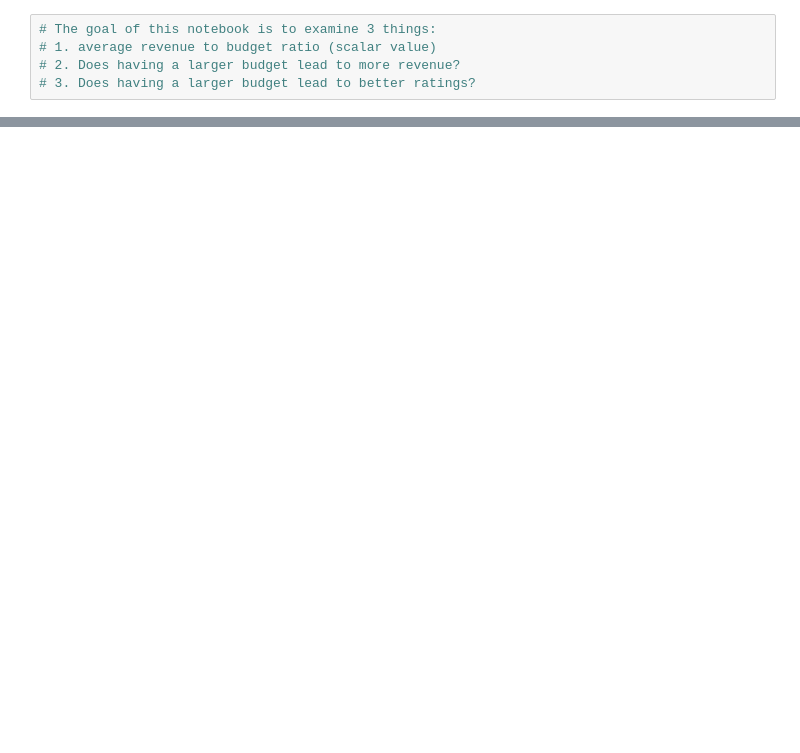
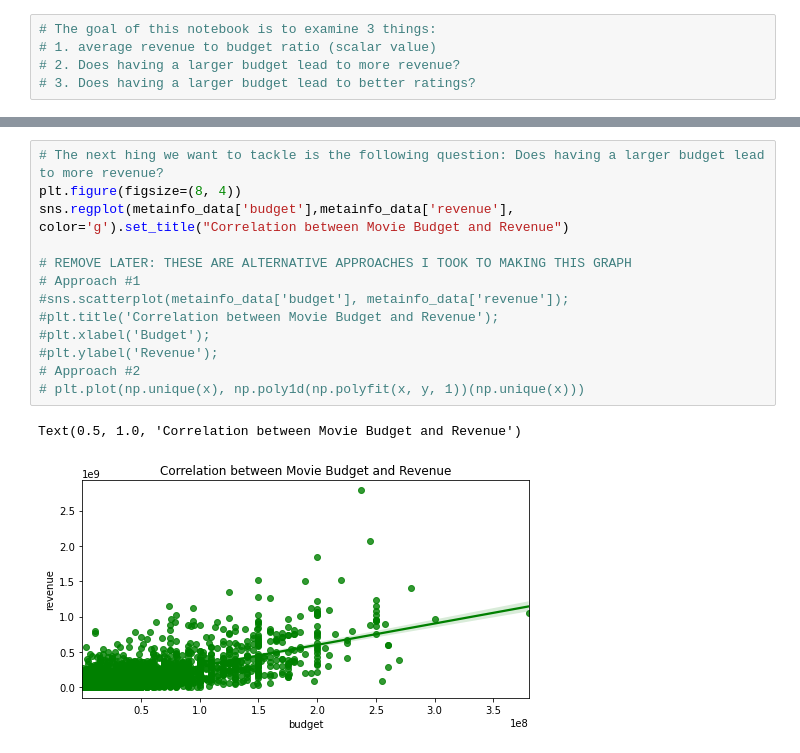
Before and after one commit to madisonkohls/datares-w2021-project, a Jupyter notebook: Bonnie_Visualizations.ipynb, the cells around one changed output, grey strips where cells are left out. Drawn from its saved outputs; the diff is of its cells as text; blank space fills up the shorter version.

```diff
--- a/Bonnie_Visualizations.ipynb
+++ b/Bonnie_Visualizations.ipynb
@@ -49,0 +50,16 @@ print(ratios_avg)
+# %%
+# The next hing we want to tackle is the following question: Does having a larger budget lead to more revenue?
+plt.figure(figsize=(8, 4))
+sns.regplot(metainfo_data['budget'],metainfo_data['revenue'], color='g').set_title("Correlation between Movie Budget and Revenue")
+
+# REMOVE LATER: THESE ARE ALTERNATIVE APPROACHES I TOOK TO MAKING THIS GRAPH
+# Approach #1
+#sns.scatterplot(metainfo_data['budget'], metainfo_data['revenue']);
+#plt.title('Correlation between Movie Budget and Revenue');
+#plt.xlabel('Budget');
+#plt.ylabel('Revenue');
+# Approach #2
+# plt.plot(np.unique(x), np.poly1d(np.polyfit(x, y, 1))(np.unique(x)))
+# %% [output]
+Text(0.5, 1.0, 'Correlation between Movie Budget and Revenue')
+[figure, added]
```
Also changed, not shown: parts of 4 cells of this notebook.
